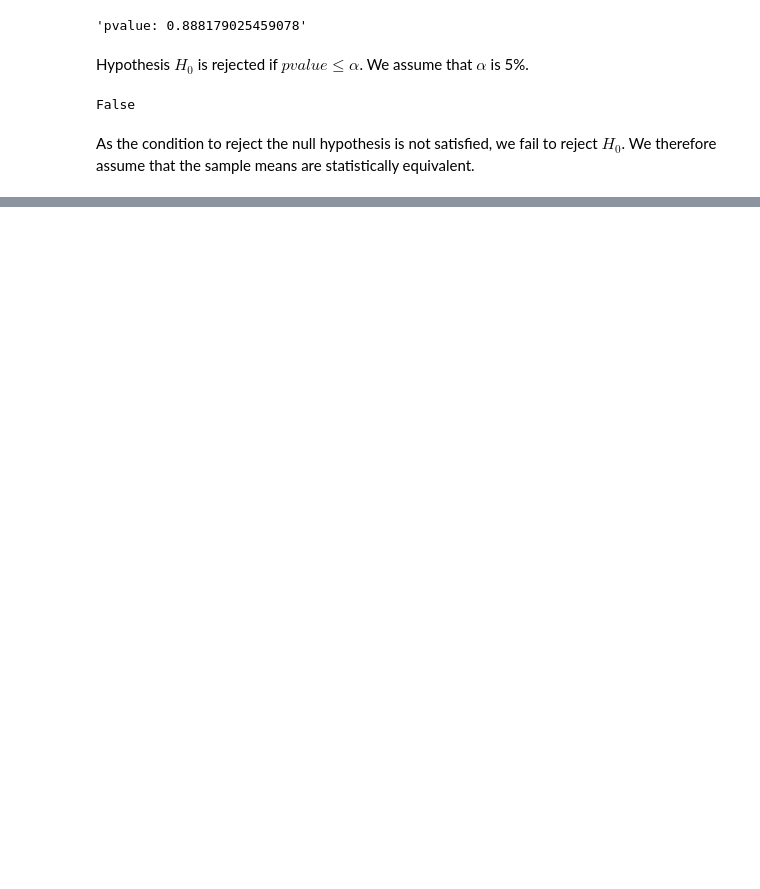
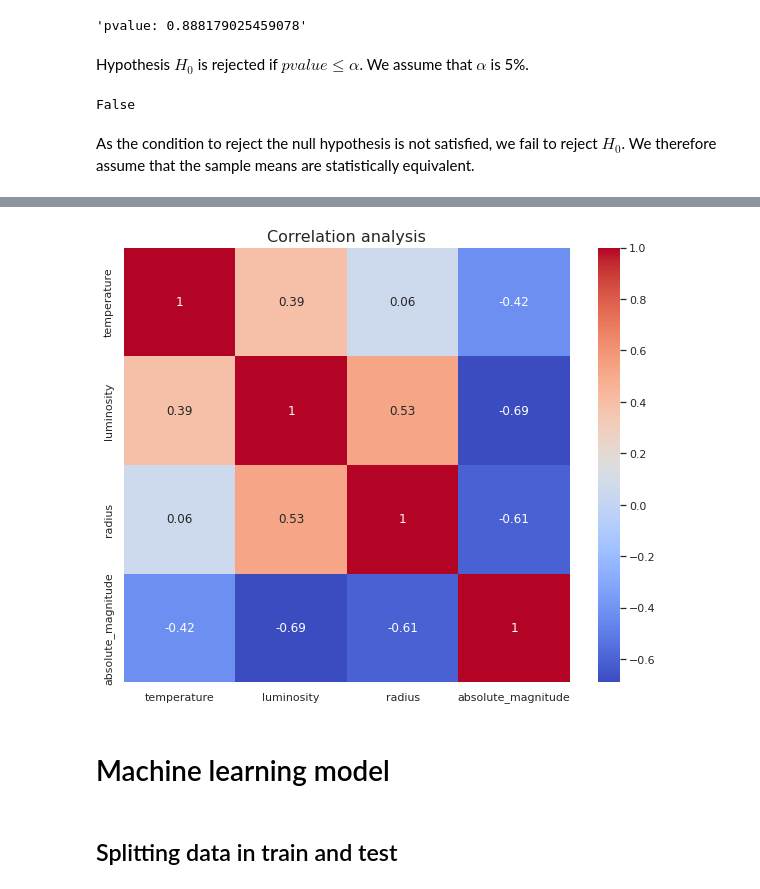
Before and after one commit to DamodaraBarbosa/machine_learning_studies, a Jupyter notebook: Star_type_prediction.ipynb, the cells around one changed output, grey strips where cells are left out. Saved outputs shown, nothing was run; the diff lists cells and outputs as text; code cells hidden in the pictures; blank space fills up the shorter version.

```diff
--- a/Star_type_prediction.ipynb
+++ b/Star_type_prediction.ipynb
@@ -1239,0 +1310,11 @@ As the condition to reject the null hypothesis is not satisfied, we fail to reje
+# %%
+plt.figure(figsize= (10, 8))
+ax = sns.heatmap(data= df.drop('star_type', axis= 1).corr().round(2), cmap= 'coolwarm', annot= True)
+ax.set_title('Correlation analysis', fontsize= 16)
+plt.show()
+# %% [output]
+[figure, added]
+# %% [markdown]
+# Machine learning model
+# %% [markdown]
+## Splitting data in train and test
```
Also changed, not shown: parts of 57 cells of this notebook.
